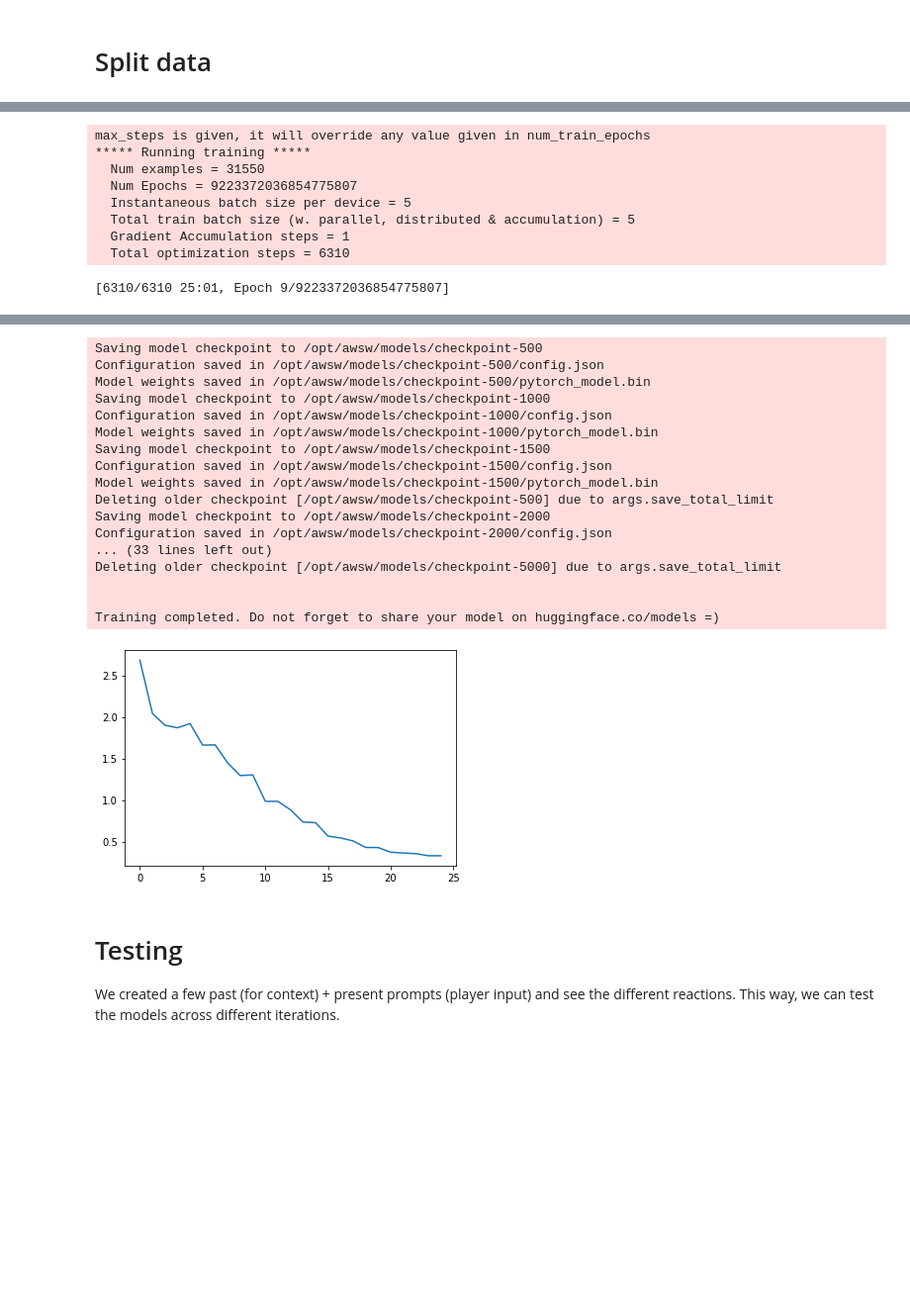
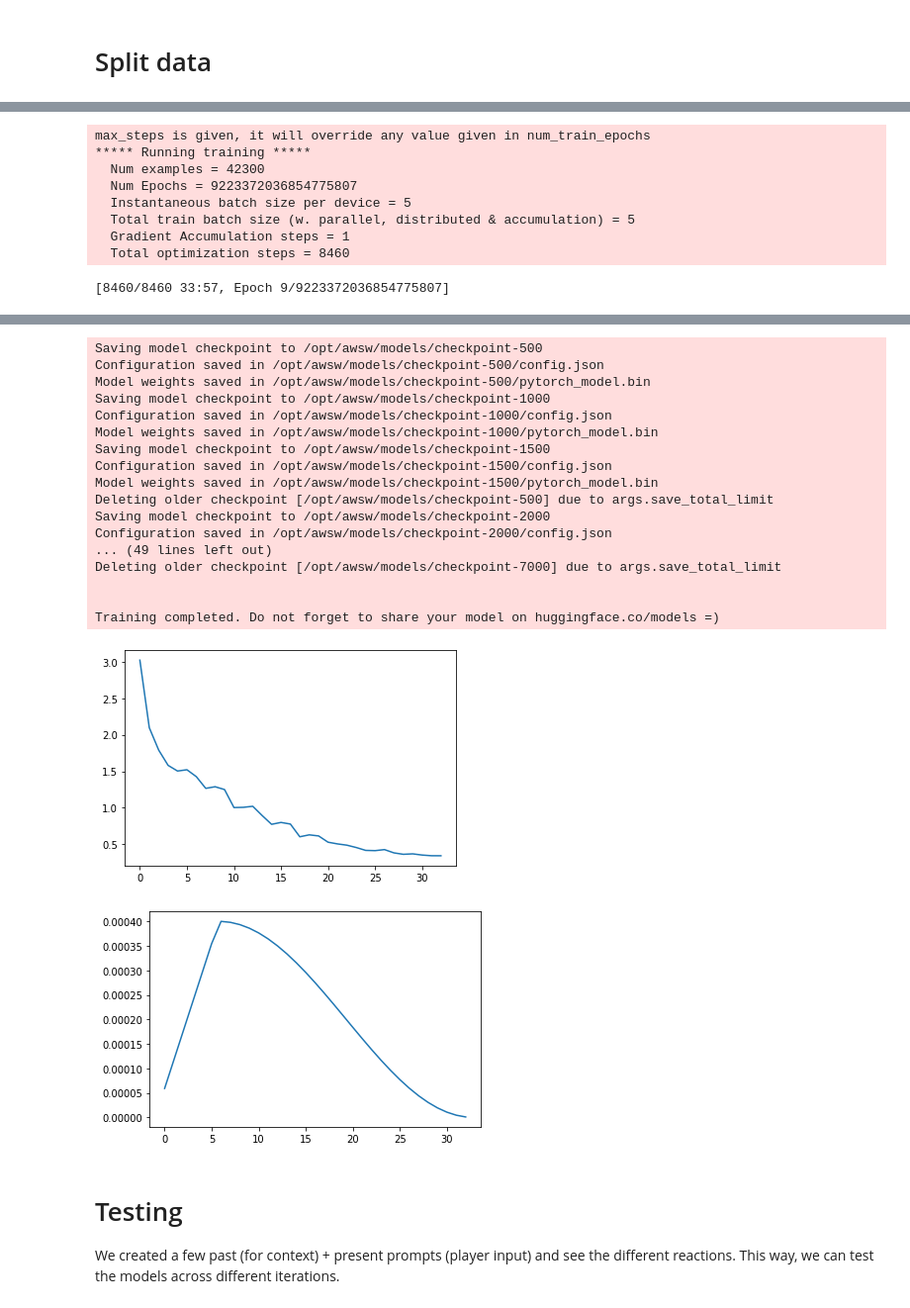
Before and after one commit to peterwilli/Endless-AWSW, a Jupyter notebook: Research/AWSW_GPT_Neo.ipynb, the cells around one changed output, grey strips where cells are left out. Shown at 99% size. Saved outputs shown, nothing was run; the diff lists cells and outputs as text; code cells hidden in the pictures; blank space fills up the shorter version.

```diff
--- a/Research/AWSW_GPT_Neo.ipynb
+++ b/Research/AWSW_GPT_Neo.ipynb
@@ -135,7 +135,7 @@ for line in lines:
 
 train_lines = []
 eval_lines = []
-eval_per_character = 20
+eval_per_character = 0
 
 for player_line_str in player_dragon_pairs.keys():
     player_lines = json.loads(player_line_str)
@@ -224,8 +220,8 @@ def encode(batch):
     attention_mask = []
     for item in batch['text']:
         #tokens = [tokenizer.bos_token_id] + tokenizer.encode(item) + [tokenizer.eos_token_id]
-        #tokens = tokenizer.encode(item)
-        tokens = tokenizer.encode(item) + [tokenizer.eos_token_id]
+        tokens = tokenizer.encode(item)
+        #tokens = tokenizer.encode(item) + [tokenizer.eos_token_id]
         result.append(tokens)
         attention_mask.append([1] * len(tokens))
     return {
@@ -238,6 +234,9 @@ def group_texts(examples):
     block_size = 128
     # Concatenate all texts.
     concatenated_examples = {k: sum(examples[k], []) for k in examples.keys()}
+    random_shift = random.randint(0, 64)
+    concatenated_examples['input_ids'] = concatenated_examples['input_ids'][random_shift:]
+    concatenated_examples['attention_mask'] = concatenated_examples['attention_mask'][random_shift:]
     total_length = len(concatenated_examples[list(examples.keys())[0]])
     # Pad the end
     to_add = (math.ceil(total_length / block_size) * block_size) - total_length
@@ -335,5 +334,5 @@ def test_dataset(awsw_dataset):
 
 test_dataset(AWSWDataset(dataset, 'train'))
 train_awsw_dataset = AWSWDataset(dataset, 'train', do_shuffle=True)
-test_awsw_dataset = AWSWDataset(dataset, 'test')
+#test_awsw_dataset = AWSWDataset(dataset, 'test', do_shuffle=False)
 # %% [output]
@@ -363,7 +362,7 @@ num_total_steps = num_training_steps * num_epoch
 num_warmup_steps = num_training_steps * 2
 print(f"num_training_steps: {num_training_steps} num_total_steps: {num_total_steps}")
 def get_optimizer_and_scheduler(params):
-    optimizer = AdamW(params)
+    optimizer = AdamW(params, lr=0.0004)
     scheduler = get_cosine_schedule_with_warmup(optimizer, num_warmup_steps, num_total_steps)
     #scheduler = get_polynomial_decay_schedule_with_warmup(optimizer, num_warmup_steps, num_total_steps, power=0.5, lr_end=1e-10)
     return optimizer, scheduler
@@ -390,9 +389,12 @@ class AWSWTrainer(Trainer):
 
 class AWSWTrainerCallback(TrainerCallback):
     def on_train_end(self, args, state, control, **kwargs):
+        learning_rate_history = [h['learning_rate'] for h in state.log_history if 'loss' in h]
         loss_history = [h['loss'] for h in state.log_history if 'loss' in h]
-        plt.plot(loss_history)
-        plt.show()
+        fig, axs = plt.subplots(2)
+        fig.suptitle('Learning rate and loss')
+        axs[0].plot(learning_rate_history)
+        axs[1].plot(loss_history)
 
 def train(model):
     optimizer, scheduler = get_optimizer_and_scheduler(model.parameters())
@@ -412,7 +414,7 @@ def train(model):
         args=training_args,
         train_dataset=train_awsw_dataset,
         #train_dataset=train_awsw_dataset.mapped_dataset['train'],
-        eval_dataset=test_awsw_dataset,
+        #eval_dataset=test_awsw_dataset,
         optimizers=(optimizer, scheduler),
         callbacks=[AWSWTrainerCallback]
     )
@@ -427,11 +429,11 @@ train(model)
 # %% [output]
 max_steps is given, it will override any value given in num_train_epochs
 ***** Running training *****
-  Num examples = 31550
+  Num examples = 42300
   Num Epochs = 9223372036854775807
   Instantaneous batch size per device = 5
   Total train batch size (w. parallel, distributed & accumulation) = 5
   Gradient Accumulation steps = 1
-  Total optimization steps = 6310
+  Total optimization steps = 8460
-[6310/6310 25:01, Epoch 9/9223372036854775807]
+[8460/8460 33:57, Epoch 9/9223372036854775807]
 | Step | Training Loss |
@@ -454,21 +456,22 @@ max_steps is given, it will override any value given in num_train_epochs
 Saving model checkpoint to /opt/awsw/models/checkpoint-500
 Configuration saved in /opt/awsw/models/checkpoint-500/config.json
 Model weights saved in /opt/awsw/models/checkpoint-500/pytorch_model.bin
 Saving model checkpoint to /opt/awsw/models/checkpoint-1000
 Configuration saved in /opt/awsw/models/checkpoint-1000/config.json
 Model weights saved in /opt/awsw/models/checkpoint-1000/pytorch_model.bin
 Saving model checkpoint to /opt/awsw/models/checkpoint-1500
 Configuration saved in /opt/awsw/models/checkpoint-1500/config.json
 Model weights saved in /opt/awsw/models/checkpoint-1500/pytorch_model.bin
 Deleting older checkpoint [/opt/awsw/models/checkpoint-500] due to args.save_total_limit
 Saving model checkpoint to /opt/awsw/models/checkpoint-2000
 Configuration saved in /opt/awsw/models/checkpoint-2000/config.json
-... (33 lines left out)
-Deleting older checkpoint [/opt/awsw/models/checkpoint-5000] due to args.save_total_limit
+... (49 lines left out)
+Deleting older checkpoint [/opt/awsw/models/checkpoint-7000] due to args.save_total_limit
 
 
 Training completed. Do not forget to share your model on huggingface.co/models =)
-[figure, old version]
+[figure, new version]
+[figure, added]
 # %% [markdown]
 # Testing
 
```
Also changed, not shown: parts of 11 cells of this notebook.
